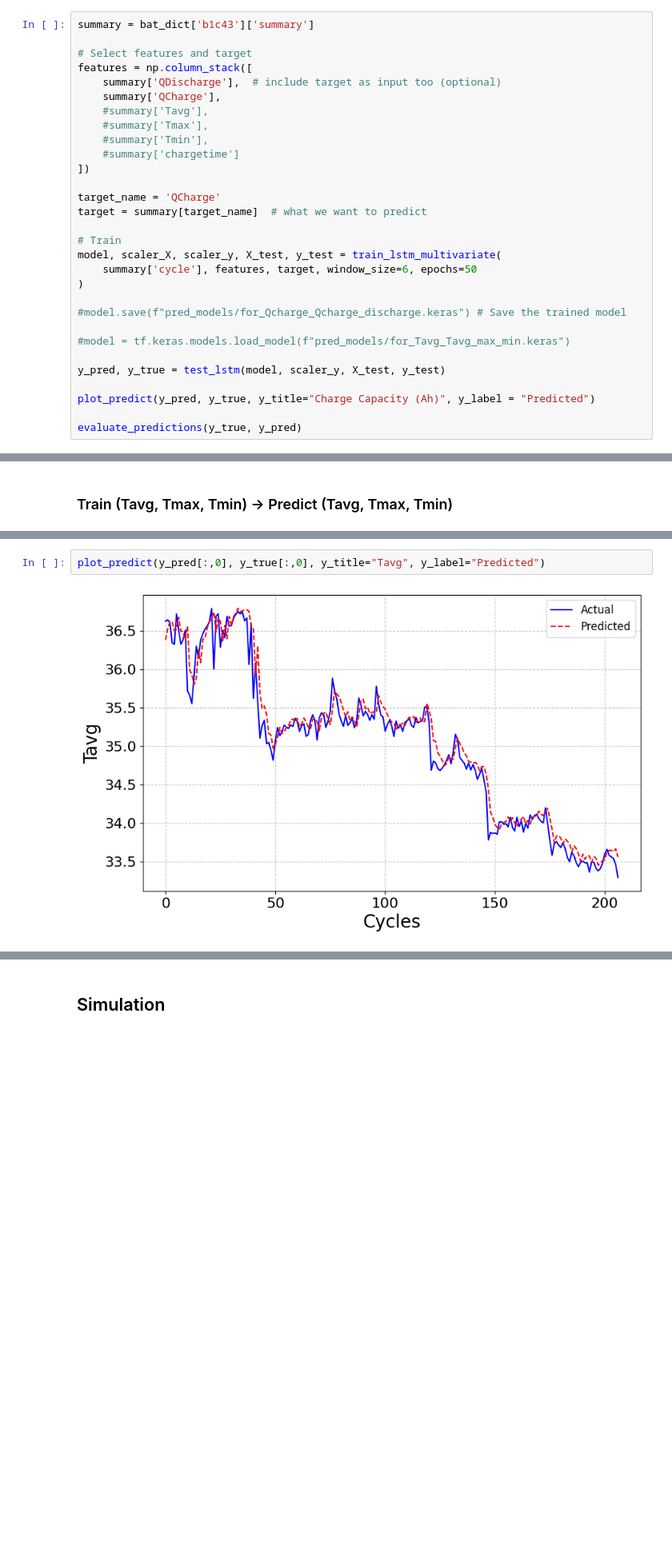
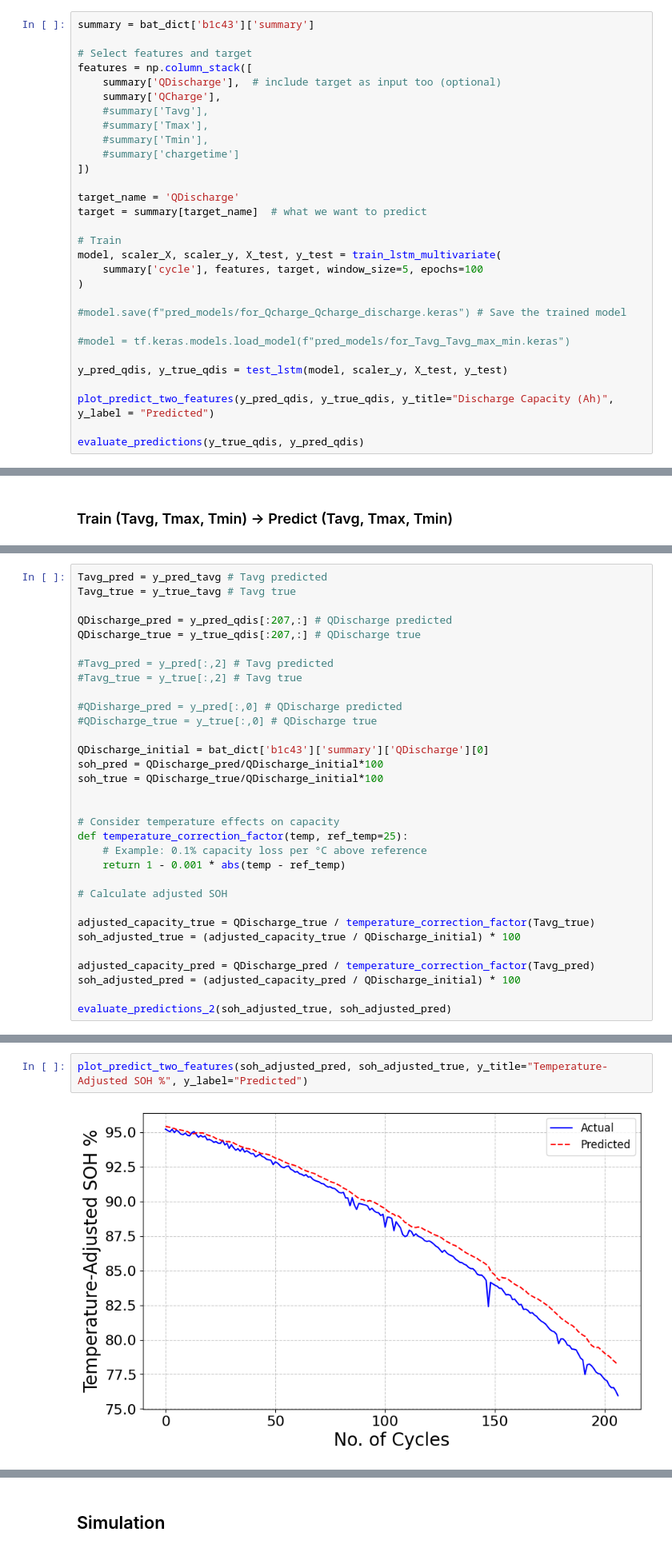
Before and after one commit to manojherath/Battery-Analysis, a Jupyter notebook: battery_analysis.ipynb, the cells around one changed output, grey strips where cells are left out. Shown at 80% size. Cells and saved outputs as stored; diff of their text form; blank space fills up the shorter version.

```diff
--- a/battery_analysis.ipynb
+++ b/battery_analysis.ipynb
@@ -494,21 +498,21 @@ features = np.column_stack([
     #summary['chargetime']
 ])
 
-target_name = 'QCharge'
+target_name = 'QDischarge'
 target = summary[target_name]  # what we want to predict
 
 # Train
 model, scaler_X, scaler_y, X_test, y_test = train_lstm_multivariate(
-    summary['cycle'], features, target, window_size=6, epochs=50
+    summary['cycle'], features, target, window_size=5, epochs=100
 )
 
 #model.save(f"pred_models/for_Qcharge_Qcharge_discharge.keras") # Save the trained model
 
 #model = tf.keras.models.load_model(f"pred_models/for_Tavg_Tavg_max_min.keras")
 
-y_pred, y_true = test_lstm(model, scaler_y, X_test, y_test)
+y_pred_qdis, y_true_qdis = test_lstm(model, scaler_y, X_test, y_test)
 
-plot_predict(y_pred, y_true, y_title="Charge Capacity (Ah)", y_label = "Predicted")
+plot_predict_two_features(y_pred_qdis, y_true_qdis, y_title="Discharge Capacity (Ah)", y_label = "Predicted")
 
-evaluate_predictions(y_true, y_pred)
+evaluate_predictions(y_true_qdis, y_pred_qdis)
 # %% [output]
@@ -605,0 +624,32 @@ Epoch 50/50
+# %%
+Tavg_pred = y_pred_tavg # Tavg predicted
+Tavg_true = y_true_tavg # Tavg true
+
+QDischarge_pred = y_pred_qdis[:207,:] # QDischarge predicted
+QDischarge_true = y_true_qdis[:207,:] # QDischarge true
+
+#Tavg_pred = y_pred[:,2] # Tavg predicted
+#Tavg_true = y_true[:,2] # Tavg true
+
+#QDisharge_pred = y_pred[:,0] # QDischarge predicted
+#QDischarge_true = y_true[:,0] # QDischarge true
+
+QDischarge_initial = bat_dict['b1c43']['summary']['QDischarge'][0]
+soh_pred = QDischarge_pred/QDischarge_initial*100
+soh_true = QDischarge_true/QDischarge_initial*100
+
+
+# Consider temperature effects on capacity
+def temperature_correction_factor(temp, ref_temp=25):
+    # Example: 0.1% capacity loss per °C above reference
+    return 1 - 0.001 * abs(temp - ref_temp)
+
+# Calculate adjusted SOH
+
+adjusted_capacity_true = QDischarge_true / temperature_correction_factor(Tavg_true)
+soh_adjusted_true = (adjusted_capacity_true / QDischarge_initial) * 100
+
+adjusted_capacity_pred = QDischarge_pred / temperature_correction_factor(Tavg_pred)
+soh_adjusted_pred = (adjusted_capacity_pred / QDischarge_initial) * 100
+
+evaluate_predictions_2(soh_adjusted_true, soh_adjusted_pred)
@@ -606,4 +665,4 @@ Epoch 50/50
 # %%
-plot_predict(y_pred[:,0], y_true[:,0], y_title="Tavg", y_label="Predicted")
+plot_predict_two_features(soh_adjusted_pred, soh_adjusted_true, y_title="Temperature-Adjusted SOH %", y_label="Predicted")
 # %% [output]
-[figure, old version]
+[figure, new version]
```
Also changed, not shown: parts of 31 cells of this notebook.
